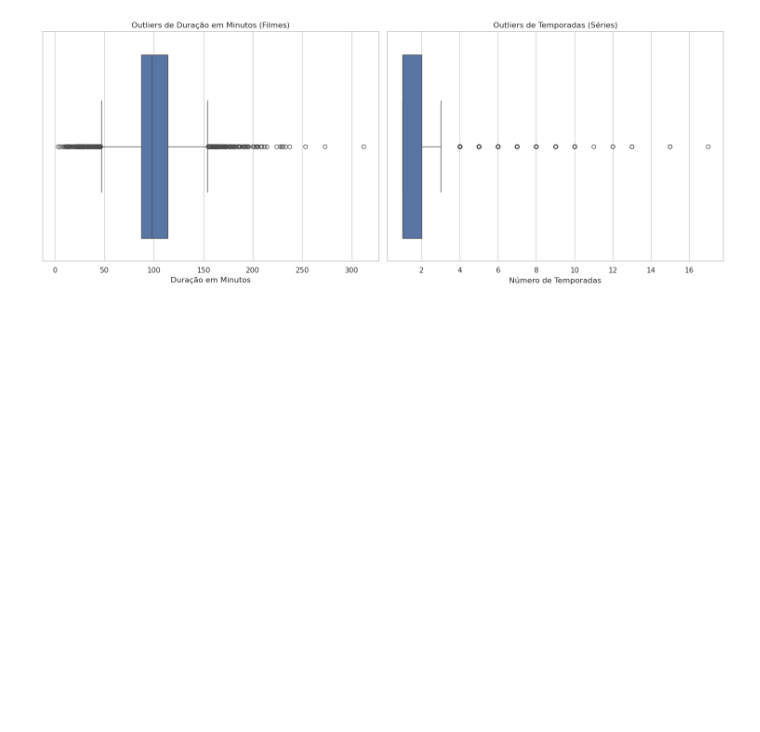
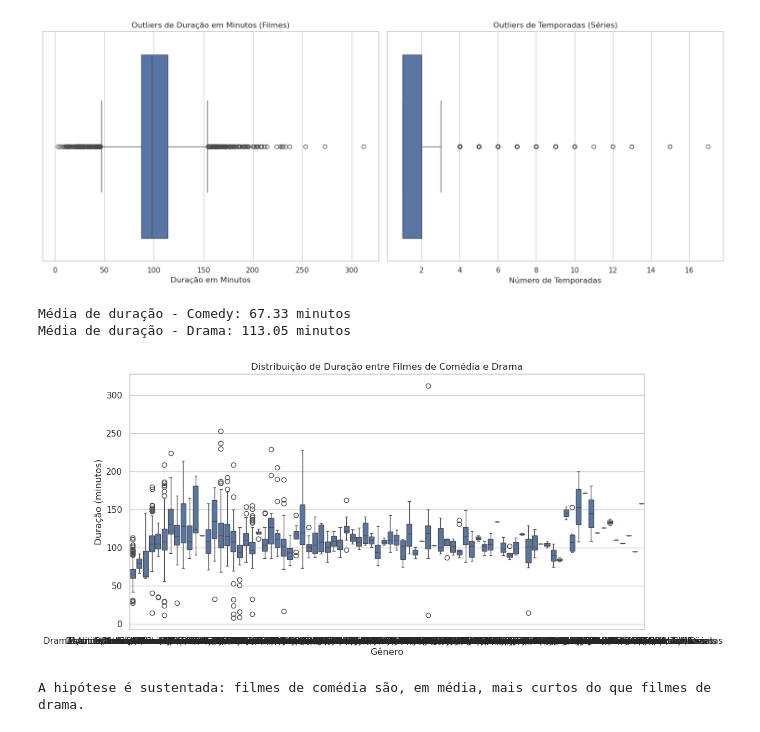
Before and after one commit to Guilherme-07062002/analise-de-dados, a Jupyter notebook: netflix.ipynb, the cells around one changed output. Saved outputs shown, nothing was run; the diff lists cells and outputs as text; code cells hidden in the pictures; blank space fills up the shorter version.

Commit message:
feat: validação de hipótese

```diff
--- a/netflix.ipynb
+++ b/netflix.ipynb
@@ -180,3 +180,35 @@ plt.show()
 # Importação para CSV
 
 df.to_csv('netflix-cleaned.csv', index=False)
+# %%
+# Filtrar apenas filmes (excluindo séries) e selecionar os gêneros Comedy e Drama
+df_filmes_comedia = df[(df['tipo'] == 'Movie') & (df['genero'].str.contains('Comedy')) & (df['duracao_minutos'].notna())]
+df_filmes_drama = df[(df['tipo'] == 'Movie') & (df['genero'].str.contains('Drama')) & (df['duracao_minutos'].notna())]
+
+# 1. Calcular a média de duração em minutos para comédia e drama
+media_comedia = df_filmes_comedia['duracao_minutos'].mean()
+media_drama = df_filmes_drama['duracao_minutos'].mean()
+
+print(f"Média de duração - Comedy: {media_comedia:.2f} minutos")
+print(f"Média de duração - Drama: {media_drama:.2f} minutos")
+
+# Visualização gráfica para comparar a distribuição de duração entre comédia e drama
+plt.figure(figsize=(12, 6))
+
+# Gráfico boxplot para comédia e drama
+sns.boxplot(data=pd.concat([df_filmes_comedia, df_filmes_drama]), x='genero', y='duracao_minutos')
+plt.title("Distribuição de Duração entre Filmes de Comédia e Drama")
+plt.xlabel("Gênero")
+plt.ylabel("Duração (minutos)")
+plt.show()
+
+# Observação
+if media_comedia < media_drama:
+    print("A hipótese é sustentada: filmes de comédia são, em média, mais curtos do que filmes de drama.")
+else:
+    print("A hipótese não é sustentada: filmes de comédia não são mais curtos do que filmes de drama em média.")
+# %% [output]
+Média de duração - Comedy: 67.33 minutos
+Média de duração - Drama: 113.05 minutos
+[figure, added]
+A hipótese é sustentada: filmes de comédia são, em média, mais curtos do que filmes de drama.
```
Also changed, not shown: 5 other files.
